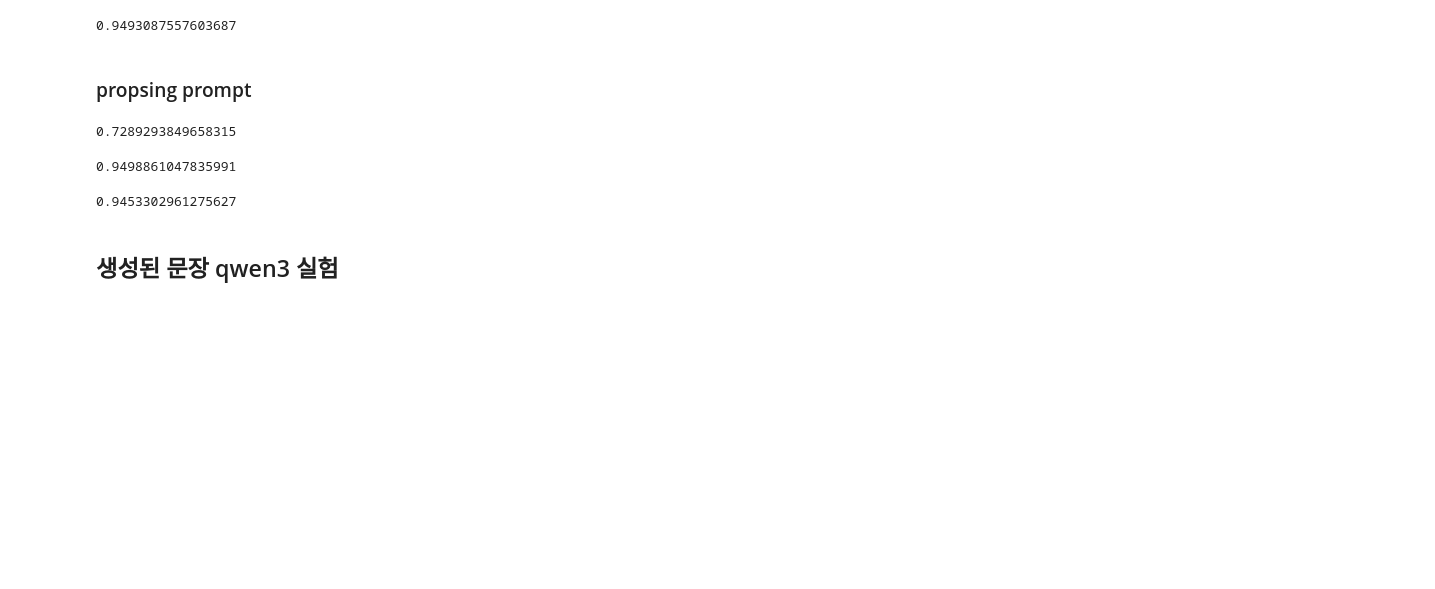
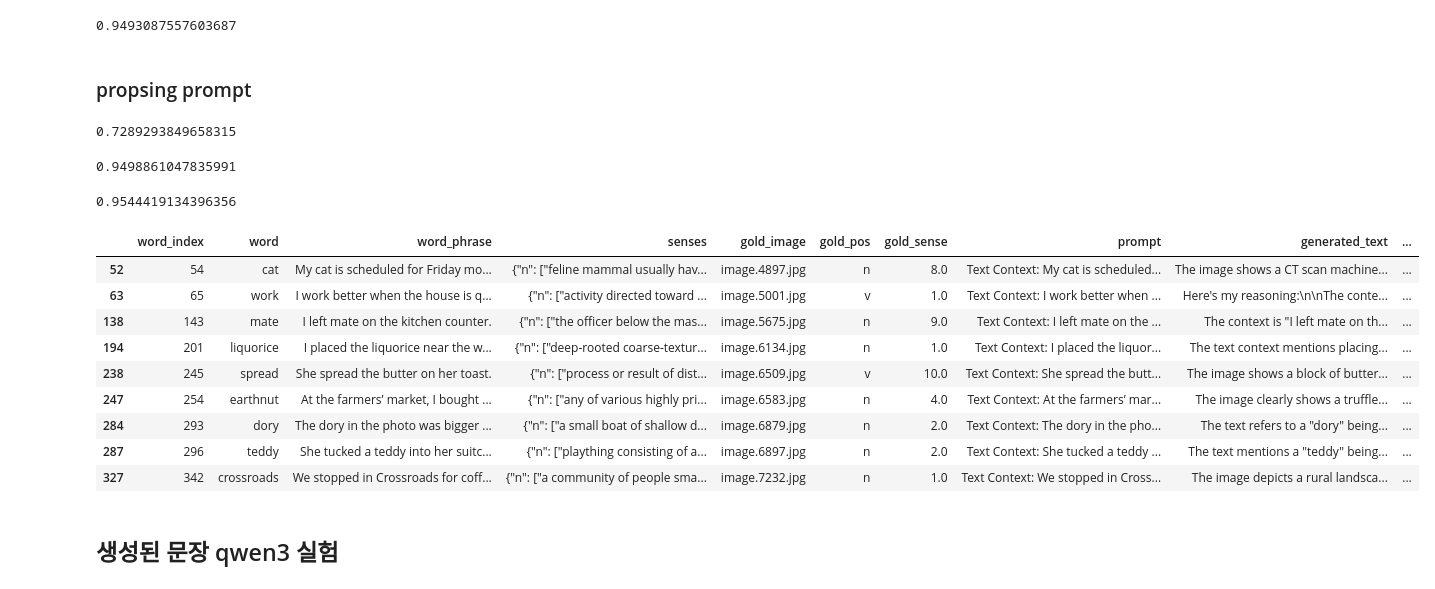
Before and after one commit to BlessingDev/Word-Sense-Disambiguation-with-Visual-Context, a Jupyter notebook: documents/evaluation.ipynb, the cells around one changed output. Drawn from its saved outputs; the diff is of its cells as text; code cells hidden in the pictures; blank space fills up the shorter version.

```diff
--- a/documents/evaluation.ipynb
+++ b/documents/evaluation.ipynb
@@ -2121,7 +2127,7 @@ print(acc)
 0.7289293849658315
 # %%
 import pandas as pd
-result_df = pd.read_csv("/workspace/data/test_set_process/inference/wsd_set_entire_labeled_sense_ambig_sentence_gemma-3-27b-it.csv")
+result_df = pd.read_csv("/workspace/data/test_set_process/inference/wsd_set_entire_labeled_ambiguous_sentence_sense2_gemma-3-27b-it.csv")
 
 
 for index, row in result_df.iterrows():
@@ -2135,7 +2141,7 @@ print(acc)
 0.9498861047835991
 # %%
 import pandas as pd
-result_df = pd.read_csv("/workspace/data/test_set_process/inference/wsd_set_entire_labeled_ambiguous_sentence_sense_search2_gemma3-27b-it.csv")
+result_df = pd.read_csv("/workspace/data/test_set_process/inference/wsd_set_entire_labeled_ambiguous_sentence_sense_search3_gemma-3-27b-it.csv")
 
 
 for index, row in result_df.iterrows():
@@ -2146,7 +2152,53 @@ for index, row in result_df.iterrows():
 acc = (result_df["predicted_label"] == result_df["gold_sense"]).sum() / len(result_df)
 print(acc)
 # %% [output]
-0.9453302961275627
+0.9544419134396356
+# %%
+result_df = pd.read_csv("/workspace/data/test_set_process/inference/wsd_set_entire_labeled_sense_ambig_sentence_gemma-3-27b-it.csv")
+
+
+for index, row in result_df.iterrows():
+    pred_label = row["generated_text"].split("A:")[-1].strip().lower()
+    try:
+        mapped_label = int(pred_label)
+        result_df.at[index, "predicted_label"] = mapped_label
+    except ValueError:
+        result_df.at[index, "predicted_label"] = -1
+
+sense_df = result_df
+
+result_df = pd.read_csv("/workspace/data/test_set_process/inference/wsd_set_entire_labeled_ambiguous_sentence_sense_search4_gemma-3-27b-it.csv")
+
+
+for index, row in result_df.iterrows():
+    pred_label = row["generated_text"].split("A:")[-1].strip().lower()
+    try:
+        mapped_label = int(pred_label)
+        result_df.at[index, "predicted_label"] = mapped_label
+    except ValueError:
+        result_df.at[index, "predicted_label"] = -1
+
+sense_search_df = result_df
+# %%
+# 반대로 search에서 틀렸지만, sense에서 맞춘 sample
+search_incorrect = sense_search_df[sense_search_df["predicted_label"] != sense_search_df["gold_sense"]]
+search_incorrect_ids = set(search_incorrect["word_index"])
+sense_correct = sense_df[sense_df["predicted_label"] == sense_df["gold_sense"]]
+sense_correct_ids = set(sense_correct["word_index"])
+focus_ids_2 = search_incorrect_ids.intersection(sense_correct_ids)
+focus_samples_2 = sense_search_df[sense_search_df["word_index"].isin(focus_ids_2)]
+focus_samples_2
+# %% [output]
+|  | word_index | word | word_phrase | senses | gold_image | gold_pos | gold_sense | prompt | generated_text | ... |
+| 52 | 54 | cat | My cat is scheduled for Friday mo... | {"n": ["feline mammal usually hav... | image.4897.jpg | n | 8.0 | Text Context: My cat is scheduled... | The image shows a CT scan machine... | ... |
+| 63 | 65 | work | I work better when the house is q... | {"n": ["activity directed toward ... | image.5001.jpg | v | 1.0 | Text Context: I work better when ... | Here's my reasoning:\n\nThe conte... | ... |
+| 138 | 143 | mate | I left mate on the kitchen counter. | {"n": ["the officer below the mas... | image.5675.jpg | n | 9.0 | Text Context: I left mate on the ... | The context is "I left mate on th... | ... |
+| 194 | 201 | liquorice | I placed the liquorice near the w... | {"n": ["deep-rooted coarse-textur... | image.6134.jpg | n | 1.0 | Text Context: I placed the liquor... | The text context mentions placing... | ... |
+| 238 | 245 | spread | She spread the butter on her toast. | {"n": ["process or result of dist... | image.6509.jpg | v | 10.0 | Text Context: She spread the butt... | The image shows a block of butter... | ... |
+| 247 | 254 | earthnut | At the farmers’ market, I bought ... | {"n": ["any of various highly pri... | image.6583.jpg | n | 4.0 | Text Context: At the farmers’ mar... | The image clearly shows a truffle... | ... |
+| 284 | 293 | dory | The dory in the photo was bigger ... | {"n": ["a small boat of shallow d... | image.6879.jpg | n | 2.0 | Text Context: The dory in the pho... | The text refers to a "dory" being... | ... |
+| 287 | 296 | teddy | She tucked a teddy into her suitc... | {"n": ["plaything consisting of a... | image.6897.jpg | n | 2.0 | Text Context: She tucked a teddy ... | The text mentions a "teddy" being... | ... |
+| 327 | 342 | crossroads | We stopped in Crossroads for coff... | {"n": ["a community of people sma... | image.7232.jpg | n | 1.0 | Text Context: We stopped in Cross... | The image depicts a rural landsca... | ... |
 # %% [markdown]
 ## 생성된 문장 qwen3 실험
 # %%
```
Also changed, not shown: parts of 29 cells of this notebook, 59 other files.
